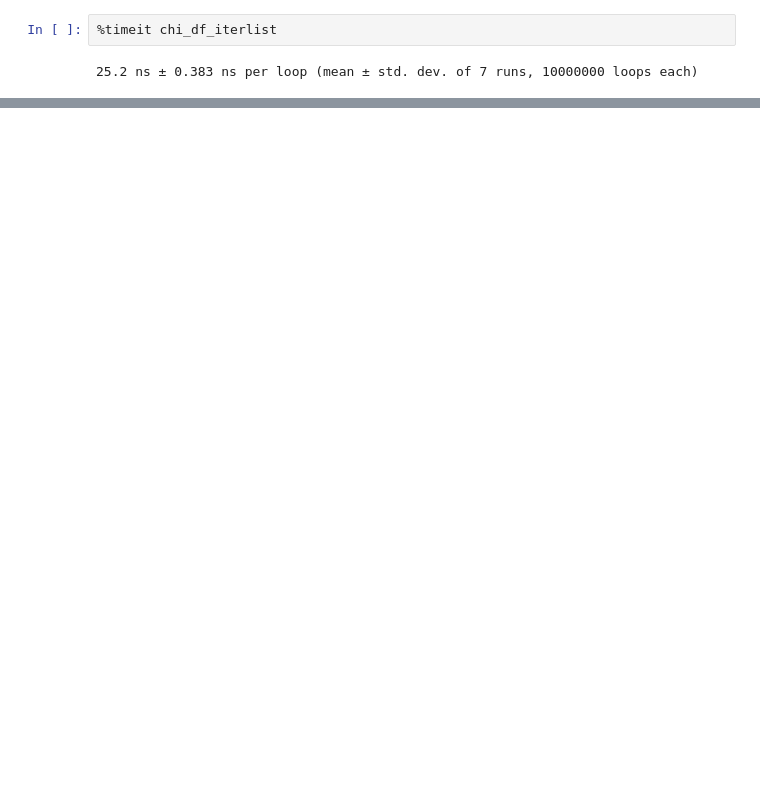
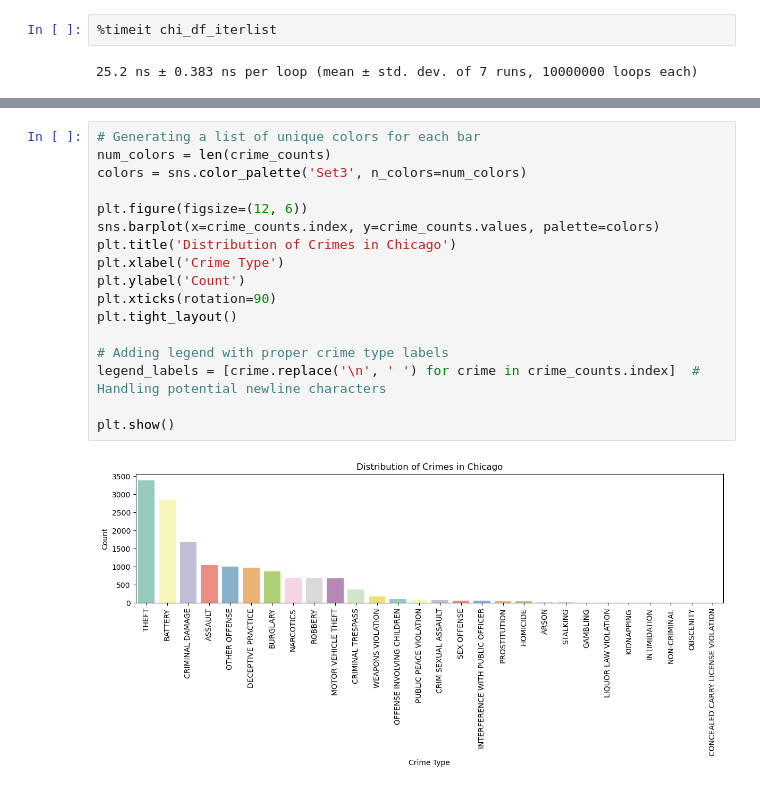
Before and after one commit to alexepperly/DataCampFiles, a Jupyter notebook: ChicagoCrime.ipynb, the cells around one changed output, grey strips where cells are left out. Cells and saved outputs as stored; diff of their text form; blank space fills up the shorter version.

```diff
--- a/ChicagoCrime.ipynb
+++ b/ChicagoCrime.ipynb
@@ -77,0 +149,19 @@ chi_df_iterlist
+# %%
+# Generating a list of unique colors for each bar
+num_colors = len(crime_counts)
+colors = sns.color_palette('Set3', n_colors=num_colors)
+
+plt.figure(figsize=(12, 6))
+sns.barplot(x=crime_counts.index, y=crime_counts.values, palette=colors)
+plt.title('Distribution of Crimes in Chicago')
+plt.xlabel('Crime Type')
+plt.ylabel('Count')
+plt.xticks(rotation=90)
+plt.tight_layout()
+
+# Adding legend with proper crime type labels
+legend_labels = [crime.replace('\n', ' ') for crime in crime_counts.index]  # Handling potential newline characters
+
+plt.show()
+# %% [output]
+[figure, added]
```
Also changed, not shown: parts of 10 cells of this notebook.
